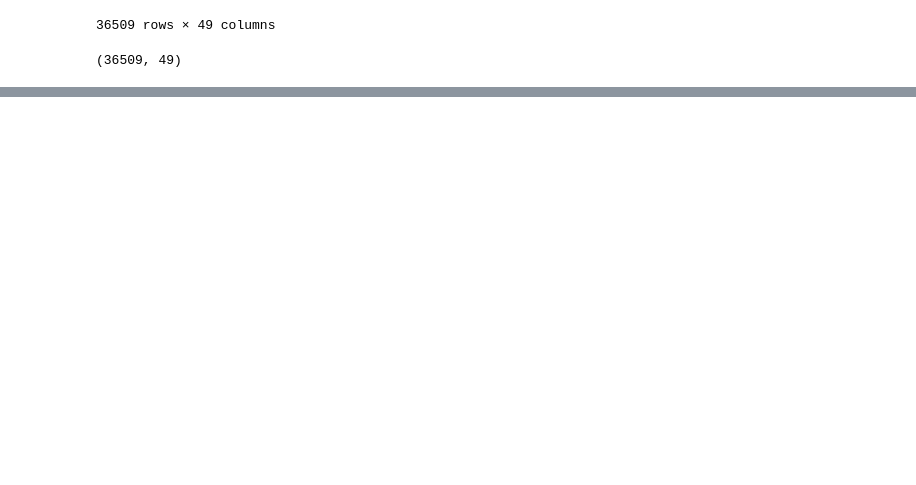
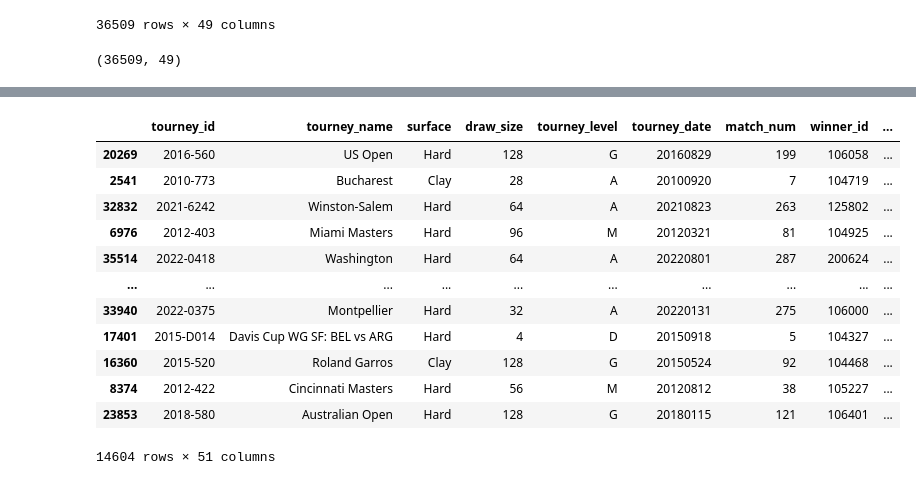
Before and after one commit to NazarPolishchuk7/Tennis_Match_Prediction, a Jupyter notebook: notebooks/data_preprocessing.ipynb, the cells around one changed output, grey strips where cells are left out. Saved outputs shown, nothing was run; the diff lists cells and outputs as text; code cells hidden in the pictures; blank space fills up the shorter version.

```diff
--- a/notebooks/data_preprocessing.ipynb
+++ b/notebooks/data_preprocessing.ipynb
@@ -115,0 +264,18 @@ df.to_csv('C:/Users/nazar/Tennis_Match_Prediction/data/processed_data/data_2010_
+# %%
+loser_df['player_id'] = loser_df['loser_id']
+# %%
+loser_df
+# %% [output]
+|  | tourney_id | tourney_name | surface | draw_size | tourney_level | tourney_date | match_num | winner_id | ... |
+| 20269 | 2016-560 | US Open | Hard | 128 | G | 20160829 | 199 | 106058 | ... |
+| 2541 | 2010-773 | Bucharest | Clay | 28 | A | 20100920 | 7 | 104719 | ... |
+| 32832 | 2021-6242 | Winston-Salem | Hard | 64 | A | 20210823 | 263 | 125802 | ... |
+| 6976 | 2012-403 | Miami Masters | Hard | 96 | M | 20120321 | 81 | 104925 | ... |
+| 35514 | 2022-0418 | Washington | Hard | 64 | A | 20220801 | 287 | 200624 | ... |
+| ... | ... | ... | ... | ... | ... | ... | ... | ... | ... |
+| 33940 | 2022-0375 | Montpellier | Hard | 32 | A | 20220131 | 275 | 106000 | ... |
+| 17401 | 2015-D014 | Davis Cup WG SF: BEL vs ARG | Hard | 4 | D | 20150918 | 5 | 104327 | ... |
+| 16360 | 2015-520 | Roland Garros | Clay | 128 | G | 20150524 | 92 | 104468 | ... |
+| 8374 | 2012-422 | Cincinnati Masters | Hard | 56 | M | 20120812 | 38 | 105227 | ... |
+| 23853 | 2018-580 | Australian Open | Hard | 128 | G | 20180115 | 121 | 106401 | ... |
+14604 rows × 51 columns
```
Also changed, not shown: parts of 24 cells of this notebook.
